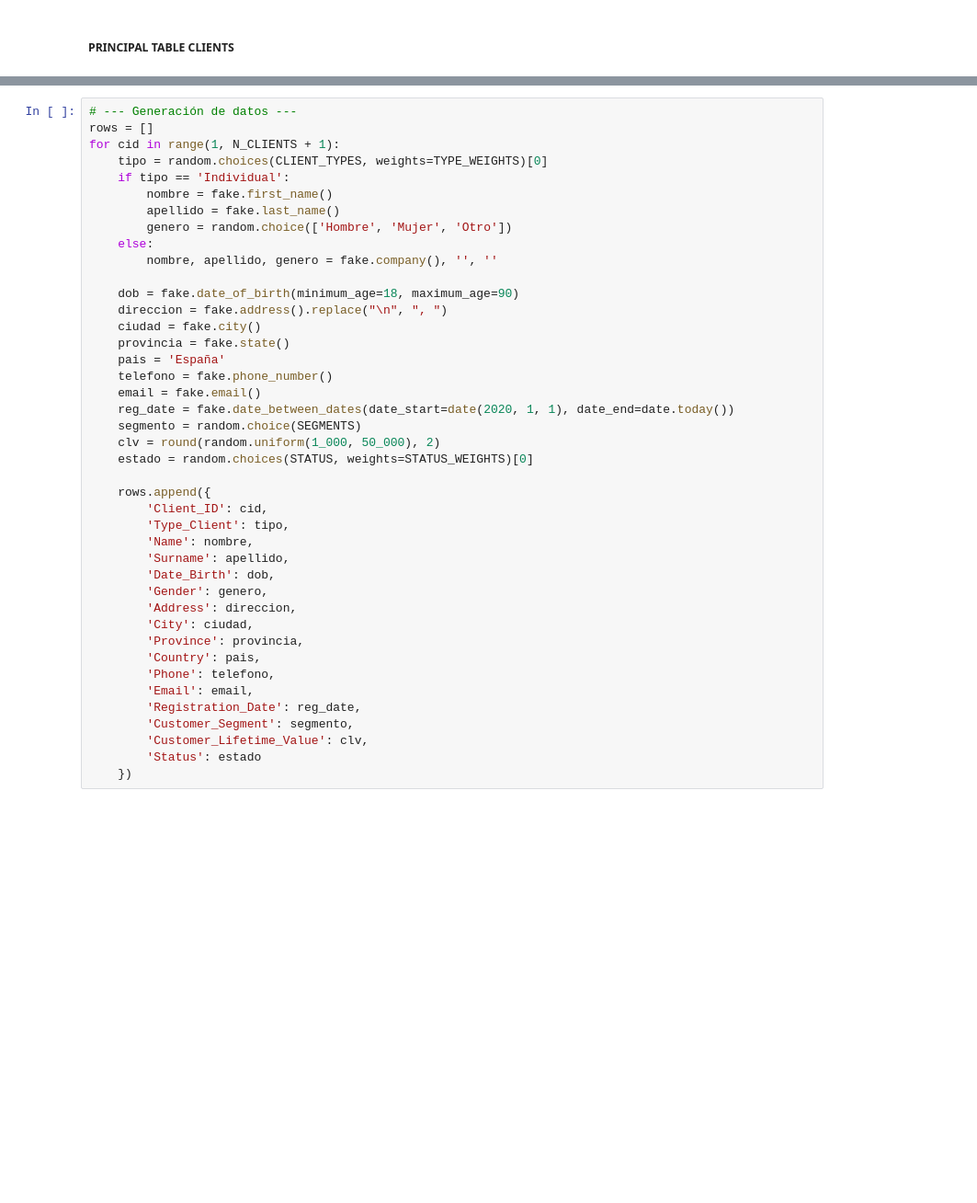
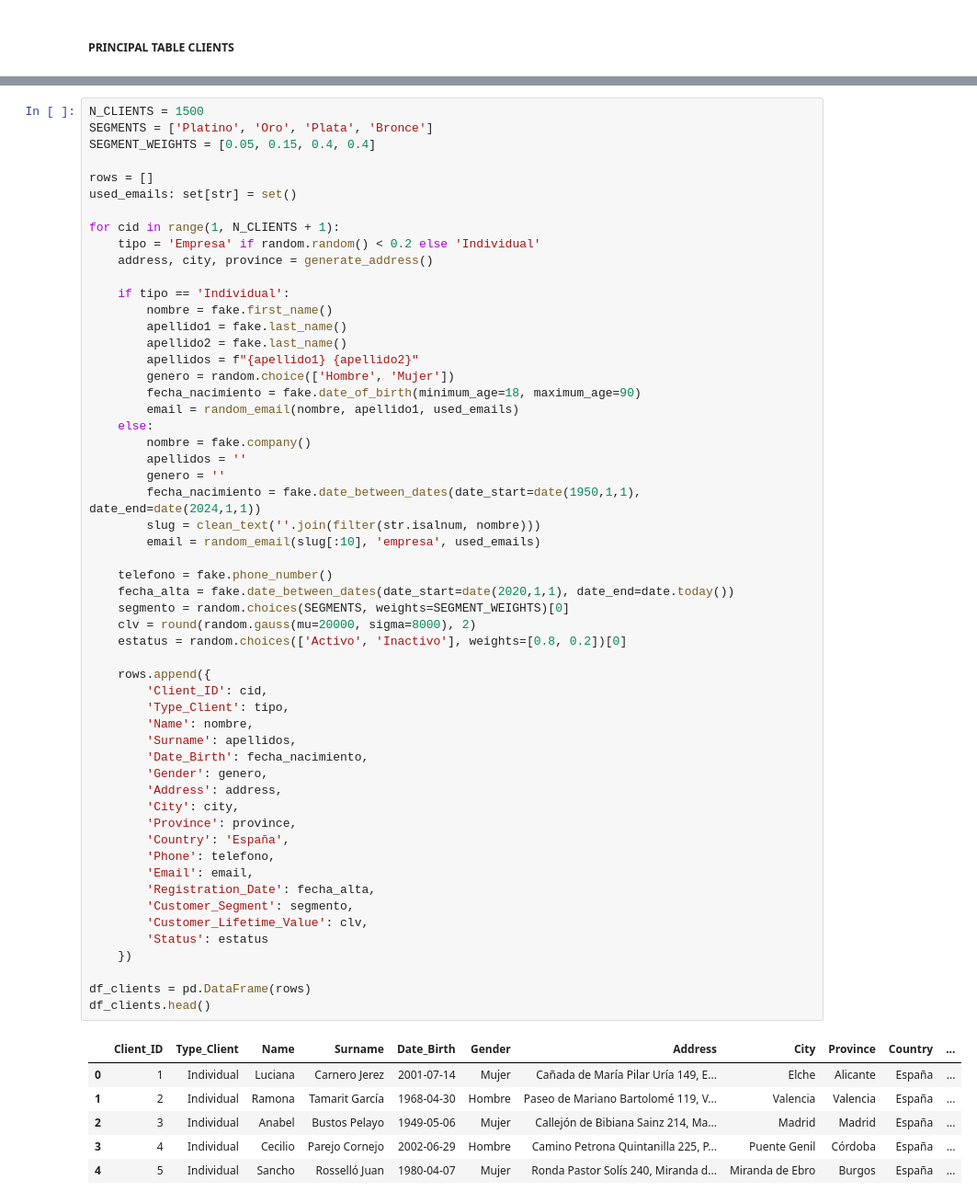
Before and after one commit to FGaliano-23/WELFORD-BANK, a Jupyter notebook: DataEngineer/GenerateData/TablespartDani.ipynb, the cells around one changed output, grey strips where cells are left out. Shown: that part at 92% size. Cells and saved outputs as stored; diff of their text form; blank space fills up the shorter version.

Commit message:
docs: changes for the table clients
we do a little changes for the table clients

```diff
--- a/DataEngineer/GenerateData/TablespartDani.ipynb
+++ b/DataEngineer/GenerateData/TablespartDani.ipynb
@@ -31,42 +47,62 @@ STATUS_WEIGHTS = [0.8, 0.2]
 # %%
-# --- Generación de datos ---
+N_CLIENTS = 1500
+SEGMENTS = ['Platino', 'Oro', 'Plata', 'Bronce']
+SEGMENT_WEIGHTS = [0.05, 0.15, 0.4, 0.4]
+
 rows = []
+used_emails: set[str] = set()
+
 for cid in range(1, N_CLIENTS + 1):
-    tipo = random.choices(CLIENT_TYPES, weights=TYPE_WEIGHTS)[0]
+    tipo = 'Empresa' if random.random() < 0.2 else 'Individual'
+    address, city, province = generate_address()
+
     if tipo == 'Individual':
         nombre = fake.first_name()
-        apellido = fake.last_name()
-        genero = random.choice(['Hombre', 'Mujer', 'Otro'])
+        apellido1 = fake.last_name()
+        apellido2 = fake.last_name()
+        apellidos = f"{apellido1} {apellido2}"
+        genero = random.choice(['Hombre', 'Mujer'])
+        fecha_nacimiento = fake.date_of_birth(minimum_age=18, maximum_age=90)
+        email = random_email(nombre, apellido1, used_emails)
     else:
-        nombre, apellido, genero = fake.company(), '', ''
+        nombre = fake.company()
+        apellidos = ''
+        genero = ''
+        fecha_nacimiento = fake.date_between_dates(date_start=date(1950,1,1), date_end=date(2024,1,1))
+        slug = clean_text(''.join(filter(str.isalnum, nombre)))
+        email = random_email(slug[:10], 'empresa', used_emails)
 
-    dob = fake.date_of_birth(minimum_age=18, maximum_age=90)
-    direccion = fake.address().replace("\n", ", ")
-    ciudad = fake.city()
-    provincia = fake.state()
-    pais = 'España'
     telefono = fake.phone_number()
-    email = fake.email()
-    reg_date = fake.date_between_dates(date_start=date(2020, 1, 1), date_end=date.today())
-    segmento = random.choice(SEGMENTS)
-    clv = round(random.uniform(1_000, 50_000), 2)
-    estado = random.choices(STATUS, weights=STATUS_WEIGHTS)[0]
+    fecha_alta = fake.date_between_dates(date_start=date(2020,1,1), date_end=date.today())
+    segmento = random.choices(SEGMENTS, weights=SEGMENT_WEIGHTS)[0]
+    clv = round(random.gauss(mu=20000, sigma=8000), 2)
+    estatus = random.choices(['Activo', 'Inactivo'], weights=[0.8, 0.2])[0]
 
     rows.append({
         'Client_ID': cid,
         'Type_Client': tipo,
         'Name': nombre,
-        'Surname': apellido,
-        'Date_Birth': dob,
+        'Surname': apellidos,
+        'Date_Birth': fecha_nacimiento,
         'Gender': genero,
-        'Address': direccion,
-        'City': ciudad,
-        'Province': provincia,
-        'Country': pais,
+        'Address': address,
+        'City': city,
+        'Province': province,
+        'Country': 'España',
         'Phone': telefono,
         'Email': email,
-        'Registration_Date': reg_date,
+        'Registration_Date': fecha_alta,
         'Customer_Segment': segmento,
         'Customer_Lifetime_Value': clv,
-        'Status': estado
+        'Status': estatus
     })
+
+df_clients = pd.DataFrame(rows)
+df_clients.head()
+# %% [output]
+|  | Client_ID | Type_Client | Name | Surname | Date_Birth | Gender | Address | City | Province | Country | ... |
+| 0 | 1 | Individual | Luciana | Carnero Jerez | 2001-07-14 | Mujer | Cañada de María Pilar Uría 149, E... | Elche | Alicante | España | ... |
+| 1 | 2 | Individual | Ramona | Tamarit García | 1968-04-30 | Hombre | Paseo de Mariano Bartolomé 119, V... | Valencia | Valencia | España | ... |
+| 2 | 3 | Individual | Anabel | Bustos Pelayo | 1949-05-06 | Mujer | Callejón de Bibiana Sainz 214, Ma... | Madrid | Madrid | España | ... |
+| 3 | 4 | Individual | Cecilio | Parejo Cornejo | 2002-06-29 | Hombre | Camino Petrona Quintanilla 225, P... | Puente Genil | Córdoba | España | ... |
+| 4 | 5 | Individual | Sancho | Rosselló Juan | 1980-04-07 | Mujer | Ronda Pastor Solís 240, Miranda d... | Miranda de Ebro | Burgos | España | ... |
```
Also changed, not shown: parts of 7 cells of this notebook, 2 other files.
